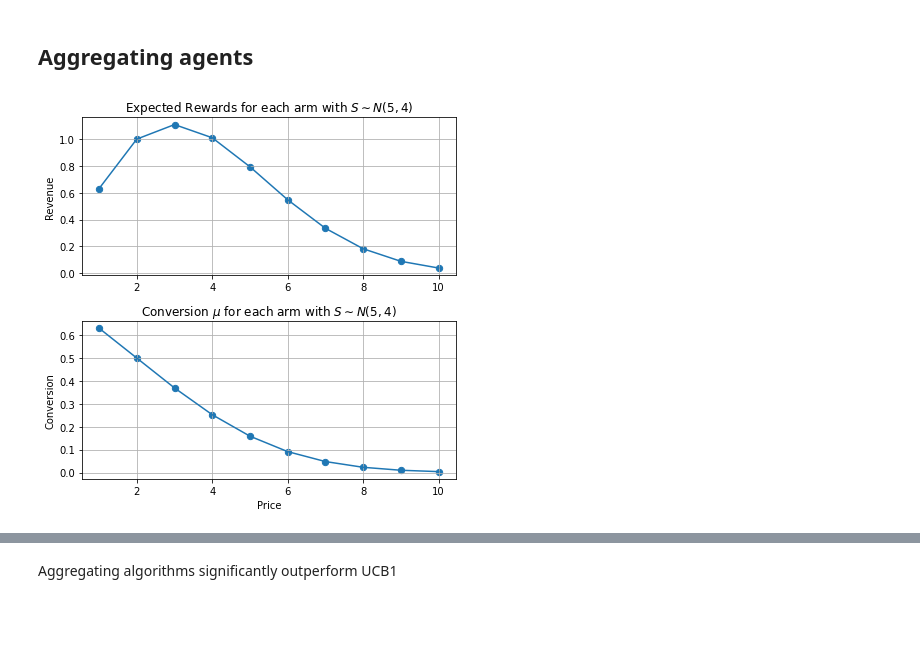
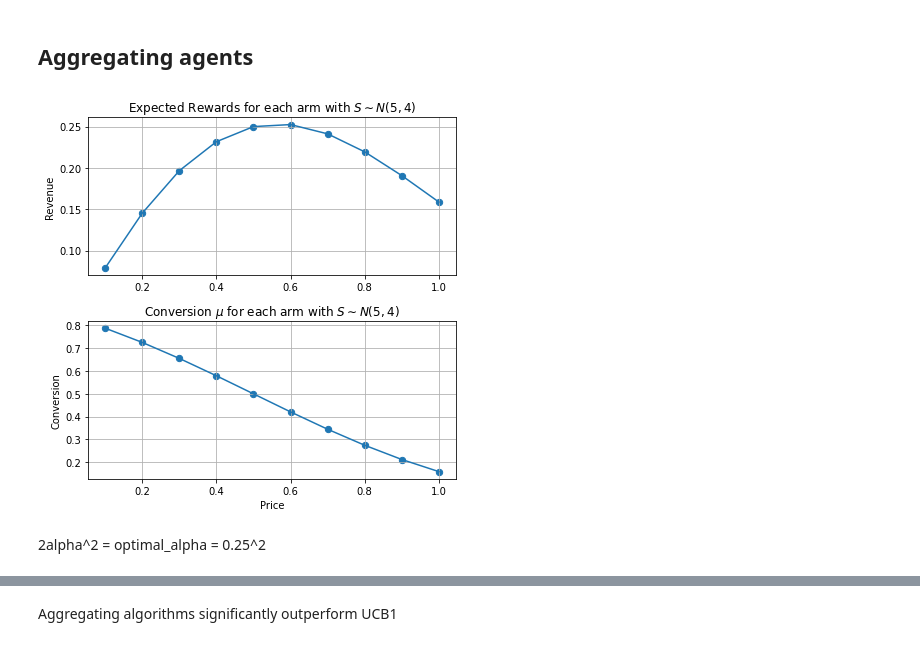
Before and after one commit to thxi/hse_thesis, a Jupyter notebook: notebooks/Pricing bandits.ipynb, the cells around one changed output, grey strips where cells are left out. Saved outputs shown, nothing was run; the diff lists cells and outputs as text; code cells hidden in the pictures; blank space fills up the shorter version.

```diff
--- a/notebooks/Pricing bandits.ipynb
+++ b/notebooks/Pricing bandits.ipynb
@@ -45,32 +51,35 @@ alpha = 1
 # %%
-p_min = 1
-p_max = 10
+p_min = .1
+p_max = 1
 K = 10
 dist_mean = 2
 dist_std = 3
+
+dist_mean = .5
+dist_std = 0.5
 dist = ss.norm(loc=dist_mean, scale=dist_std)
 # %%
 fig,axs=plt.subplots(figsize=(6, 6))
 
 plt.subplot(2, 1, 1)
 arms = np.linspace(p_min, p_max, K)
 mus = 1-dist.cdf(arms)
 rewards = arms*mus
 plt.plot(arms, rewards)
 plt.scatter(arms, rewards, s=40)
 # plt.xticks(arms)
 plt.grid()
 plt.ylabel('Revenue')
-plt.title('Expected Rewards for each arm with $S \sim N(5, 4)$');
+plt.title(r'Expected Rewards for each arm with $S \sim N(5, 4)$');
 
 plt.subplot(2, 1, 2)
 plt.plot(arms, mus)
 plt.scatter(arms, mus, s=40)
 # plt.xticks(arms)
 plt.grid()
 plt.ylabel('Conversion')
 plt.xlabel('Price')
-plt.title('Conversion $\mu$ for each arm with $S \sim N(5, 4)$')
+plt.title(r'Conversion $\mu$ for each arm with $S \sim N(5, 4)$')
 fig.tight_layout();
 # %% [output]
-[figure, old version]
+[figure, new version]
@@ -129,0 +86,2 @@ combinations = list(itertools.product(Ns, agent_funcs))
+# %% [markdown]
+2alpha^2 = optimal_alpha = 0.25^2
```
Also changed, not shown: parts of 50 cells of this notebook, 2 other files.
